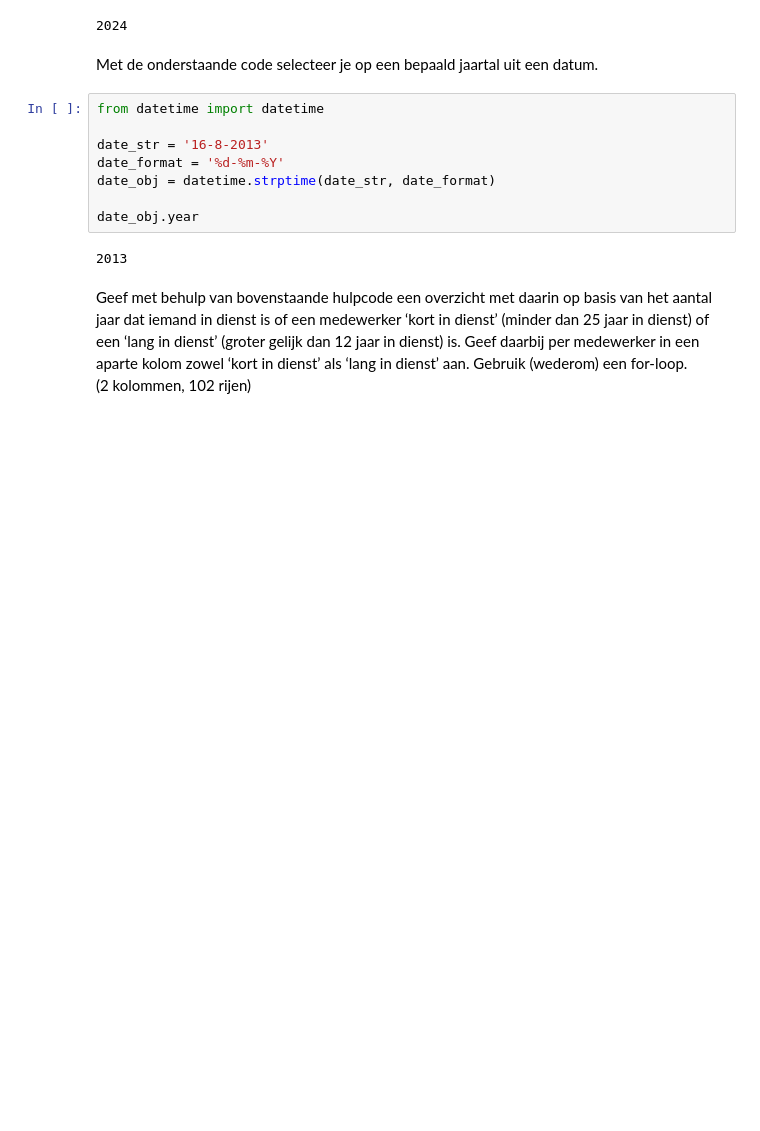
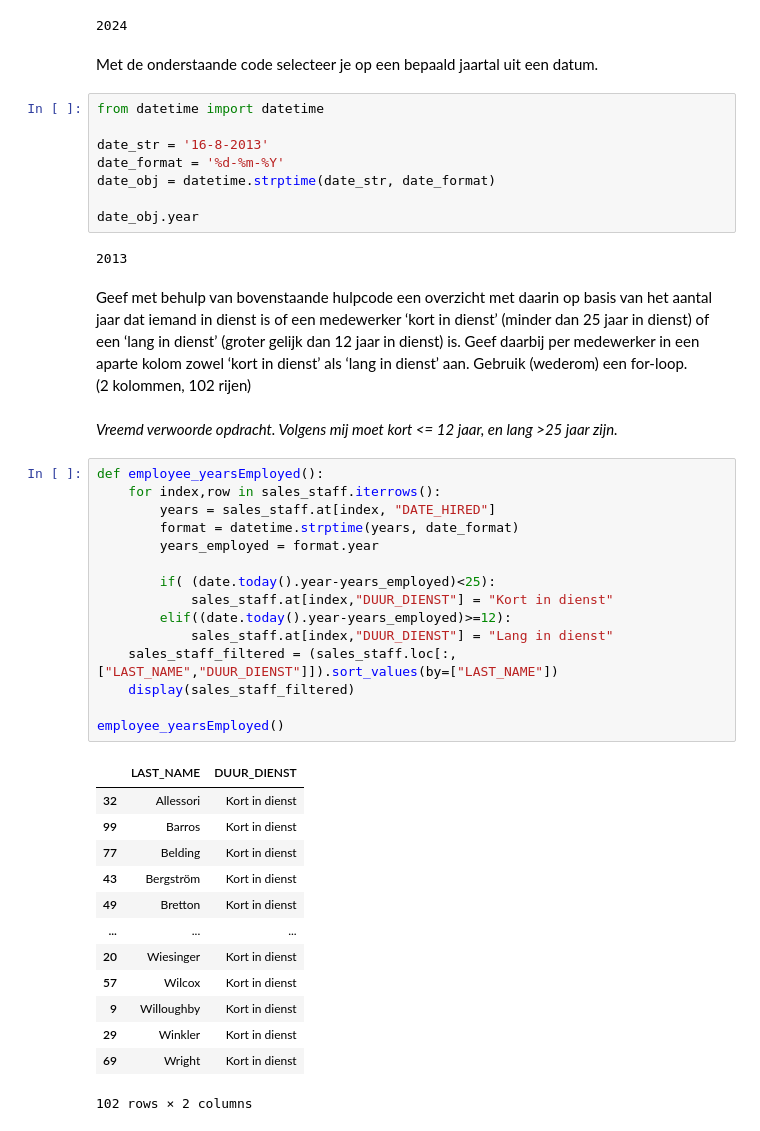
Before and after one commit to DKnightAnon/DEDS_repository, a Jupyter notebook: Practicum_2.3_Opdrachten.ipynb, the cells around one changed output. Saved outputs shown, nothing was run; the diff lists cells and outputs as text; blank space fills up the shorter version.

```diff
--- a/Practicum_2.3_Opdrachten.ipynb
+++ b/Practicum_2.3_Opdrachten.ipynb
@@ -732,3 +834,34 @@ date_obj.year
 # %% [markdown]
 Geef met behulp van bovenstaande hulpcode een overzicht met daarin op basis van het aantal jaar dat iemand in dienst is of een medewerker ‘kort in dienst’ (minder dan 25 jaar in dienst) of een ‘lang in dienst’ (groter gelijk dan 12 jaar in dienst) is. Geef daarbij per medewerker in een aparte kolom zowel ‘kort in dienst’ als ‘lang in dienst’ aan. Gebruik (wederom) een for-loop.<br>
 (2 kolommen, 102 rijen)
+# %% [markdown]
+*Vreemd verwoorde opdracht. Volgens mij moet kort <= 12 jaar, en lang >25 jaar zijn.*
+# %%
+def employee_yearsEmployed():
+    for index,row in sales_staff.iterrows():
+        years = sales_staff.at[index, "DATE_HIRED"]
+        format = datetime.strptime(years, date_format)
+        years_employed = format.year
+
+        if( (date.today().year-years_employed)<25):
+            sales_staff.at[index,"DUUR_DIENST"] = "Kort in dienst"
+        elif((date.today().year-years_employed)>=12):
+            sales_staff.at[index,"DUUR_DIENST"] = "Lang in dienst"
+    sales_staff_filtered = (sales_staff.loc[:,["LAST_NAME","DUUR_DIENST"]]).sort_values(by=["LAST_NAME"])
+    display(sales_staff_filtered)
+
+employee_yearsEmployed()
+# %% [output]
+|  | LAST_NAME | DUUR_DIENST |
+| 32 | Allessori | Kort in dienst |
+| 99 | Barros | Kort in dienst |
+| 77 | Belding | Kort in dienst |
+| 43 | Bergström | Kort in dienst |
+| 49 | Bretton | Kort in dienst |
+| ... | ... | ... |
+| 20 | Wiesinger | Kort in dienst |
+| 57 | Wilcox | Kort in dienst |
+| 9 | Willoughby | Kort in dienst |
+| 29 | Winkler | Kort in dienst |
+| 69 | Wright | Kort in dienst |
+102 rows × 2 columns
```
Also changed, not shown: parts of 4 cells of this notebook.
